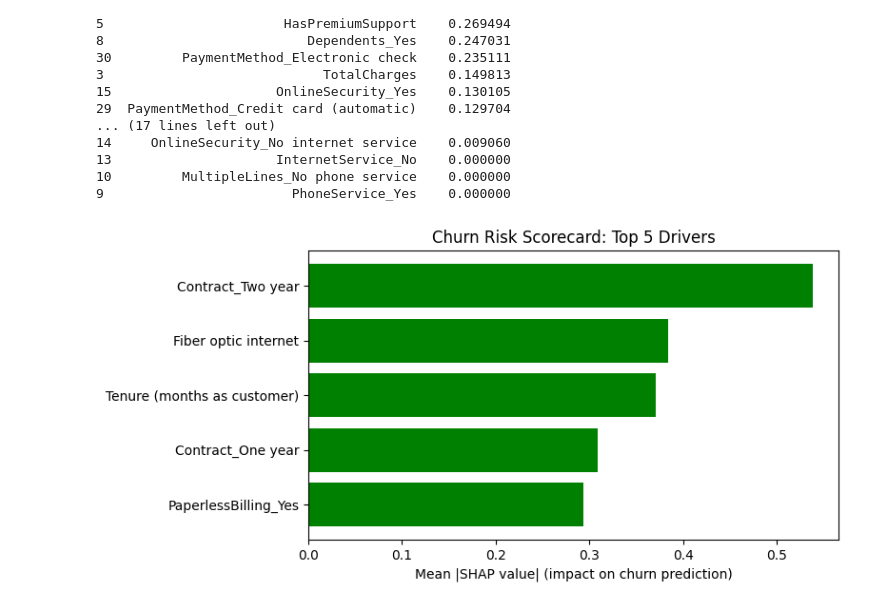
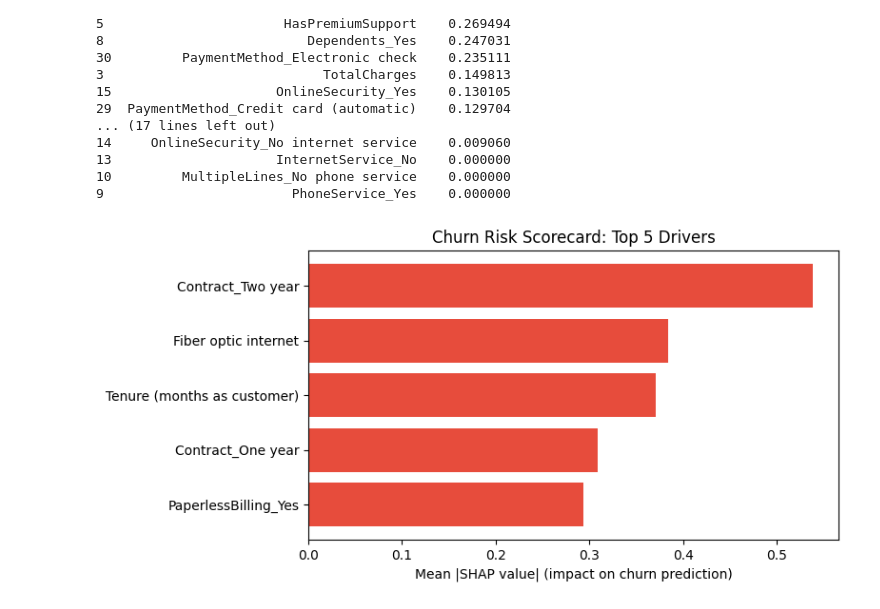
Before and after one commit to Hassan47-pro/Churn-prediction, a Jupyter notebook: notebooks/notebook04_shap_explainabillity.ipynb, the cells around one changed output. Cells and saved outputs as stored; diff of their text form; code cells hidden in the pictures.

```diff
--- a/notebooks/notebook04_shap_explainabillity.ipynb
+++ b/notebooks/notebook04_shap_explainabillity.ipynb
@@ -74,12 +74,12 @@ print(feature_importance)
 # %%
 # Creating the Churn Risk Scorecard
 fig, ax = plt.subplots(figsize=(8, 4))
-ax.barh(top_5['label'], top_5['importance'], color='Green')
+ax.barh(top_5['label'], top_5['importance'], color='#e74c3c')
 ax.set_xlabel('Mean |SHAP value| (impact on churn prediction)')
 ax.set_title('Churn Risk Scorecard: Top 5 Drivers')
 ax.invert_yaxis()  # Highest importance at the top
 plt.tight_layout()
 plt.savefig('../reports/figures/churn_risk_scorecard.png', dpi=150, bbox_inches='tight')
 plt.show()
 # %% [output]
-[figure, old version]
+[figure, new version]
```
Also changed, not shown: parts of 1 cell of this notebook, 6 other files.
